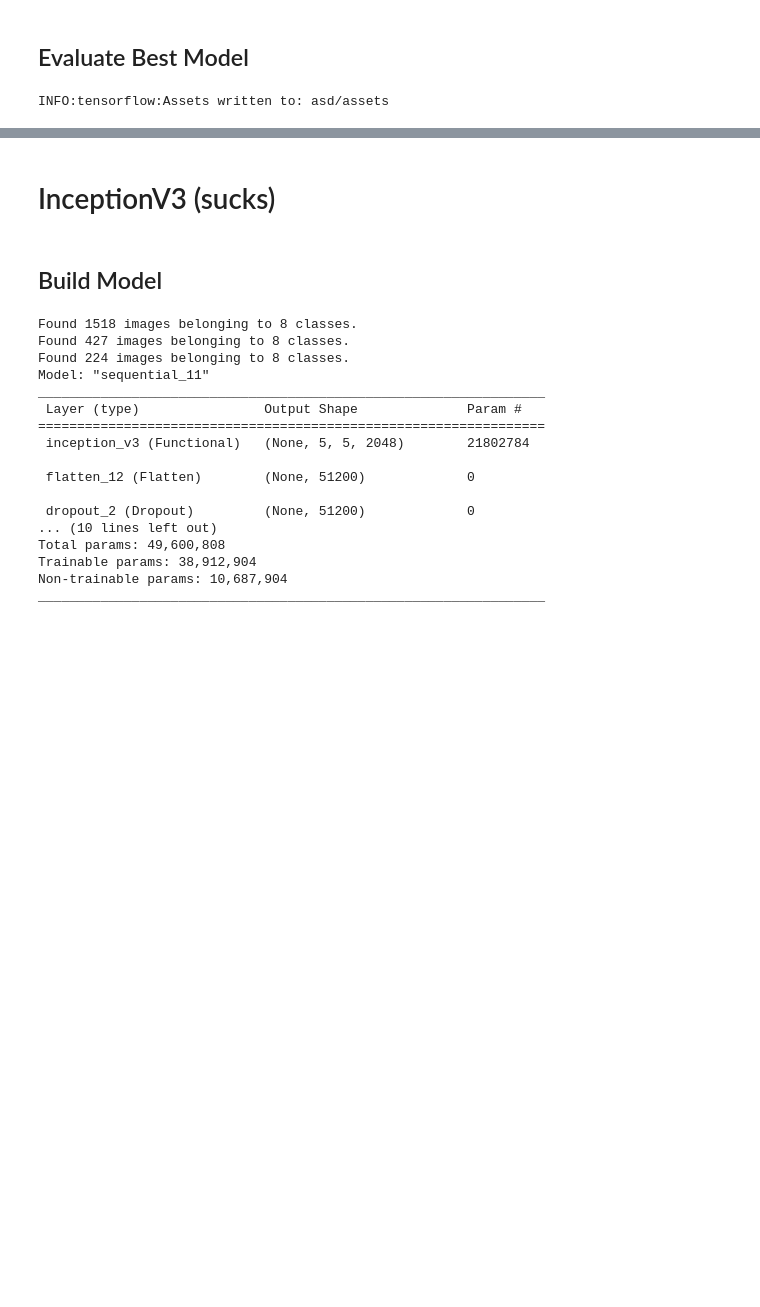
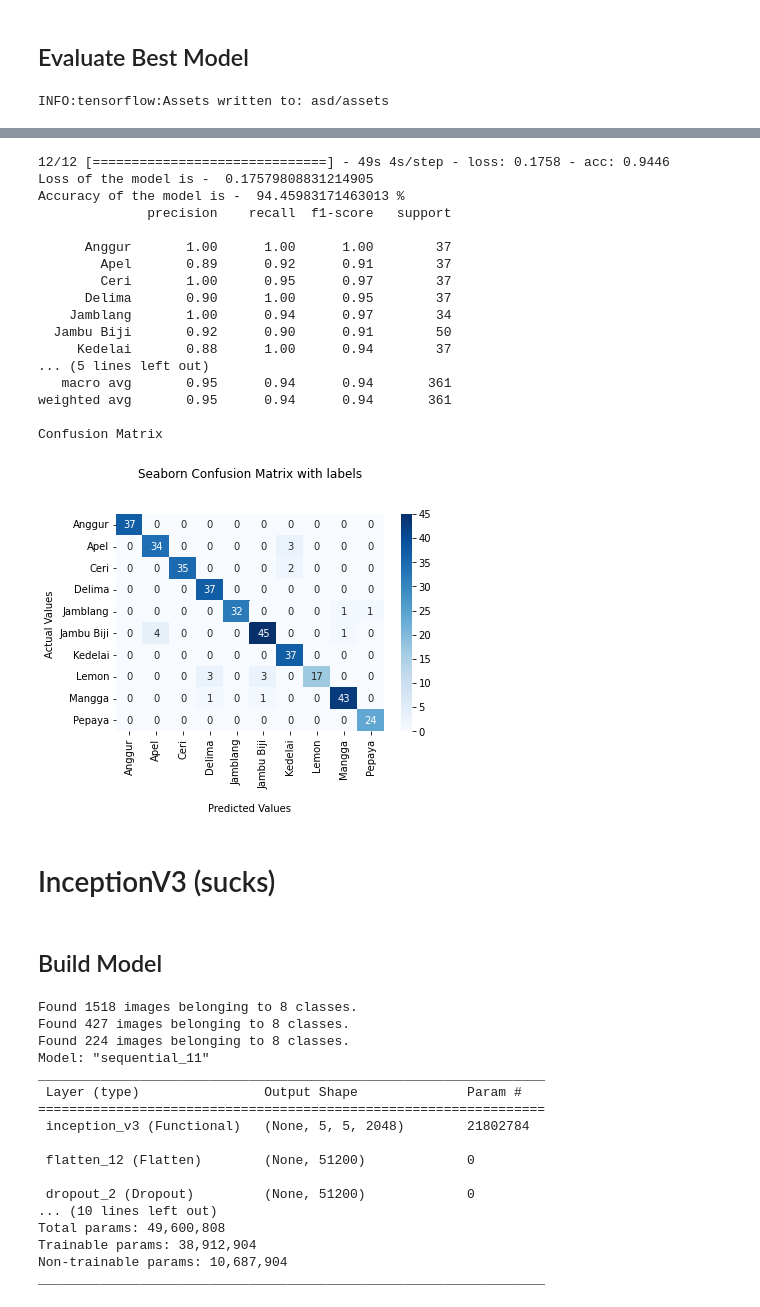
Before and after one commit to rifqoi/Inacure-Machine-Learning, a Jupyter notebook: 03-ensemble.ipynb, the cells around one changed output, grey strips where cells are left out. Saved outputs shown, nothing was run; the diff lists cells and outputs as text; code cells hidden in the pictures; blank space fills up the shorter version.

```diff
--- a/03-ensemble.ipynb
+++ b/03-ensemble.ipynb
@@ -388,3 +368,24 @@ Confusion Matrix
+# %%
+vgg16_model.evaluate_best_model()
+# %% [output]
+12/12 [==============================] - 49s 4s/step - loss: 0.1758 - acc: 0.9446
+Loss of the model is -  0.17579808831214905
+Accuracy of the model is -  94.45983171463013 %
+              precision    recall  f1-score   support
+
+      Anggur       1.00      1.00      1.00        37
+        Apel       0.89      0.92      0.91        37
+        Ceri       1.00      0.95      0.97        37
+      Delima       0.90      1.00      0.95        37
+    Jamblang       1.00      0.94      0.97        34
+  Jambu Biji       0.92      0.90      0.91        50
+     Kedelai       0.88      1.00      0.94        37
+... (5 lines left out)
+   macro avg       0.95      0.94      0.94       361
+weighted avg       0.95      0.94      0.94       361
+
+Confusion Matrix
+[figure, added]
 # %% [markdown]
 # InceptionV3 (sucks)
 # %% [markdown]
```
Also changed, not shown: parts of 25 cells of this notebook.
